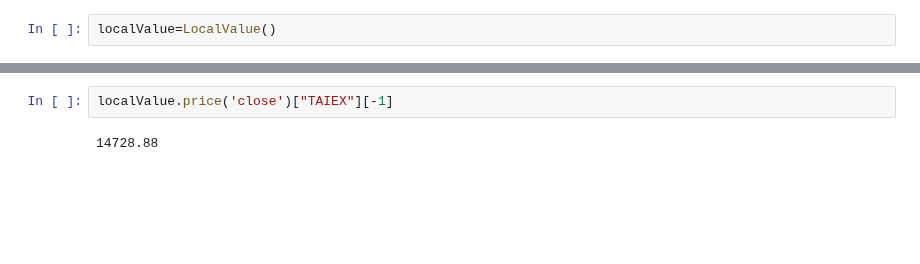
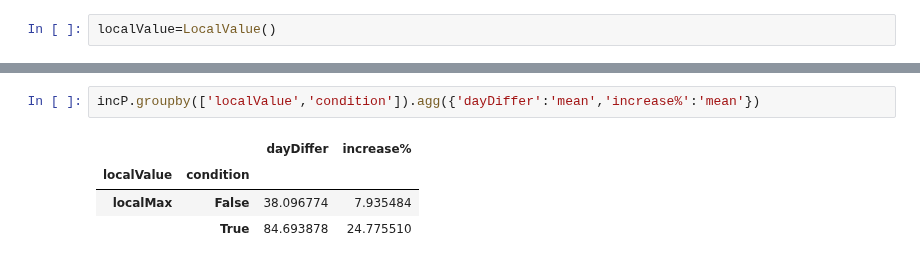
Before and after one commit to pkh-forresthsia/beTrue, a Jupyter notebook: localPrice.ipynb, the cells around one changed output, grey strips where cells are left out. Cells and saved outputs as stored; diff of their text form; blank space fills up the shorter version.

```diff
--- a/localPrice.ipynb
+++ b/localPrice.ipynb
@@ -60,4 +60,7 @@ incP
 # %%
-localValue.price('close')["TAIEX"][-1]
+incP.groupby(['localValue','condition']).agg({'dayDiffer':'mean','increase%':'mean'})
 # %% [output]
-14728.88
+|  |  | dayDiffer | increase% |
+| localValue | condition |  |  |
+| localMax | False | 38.096774 | 7.935484 |
+|  | True | 84.693878 | 24.775510 |
```
Also changed, not shown: parts of 10 cells of this notebook, 10 other files.
